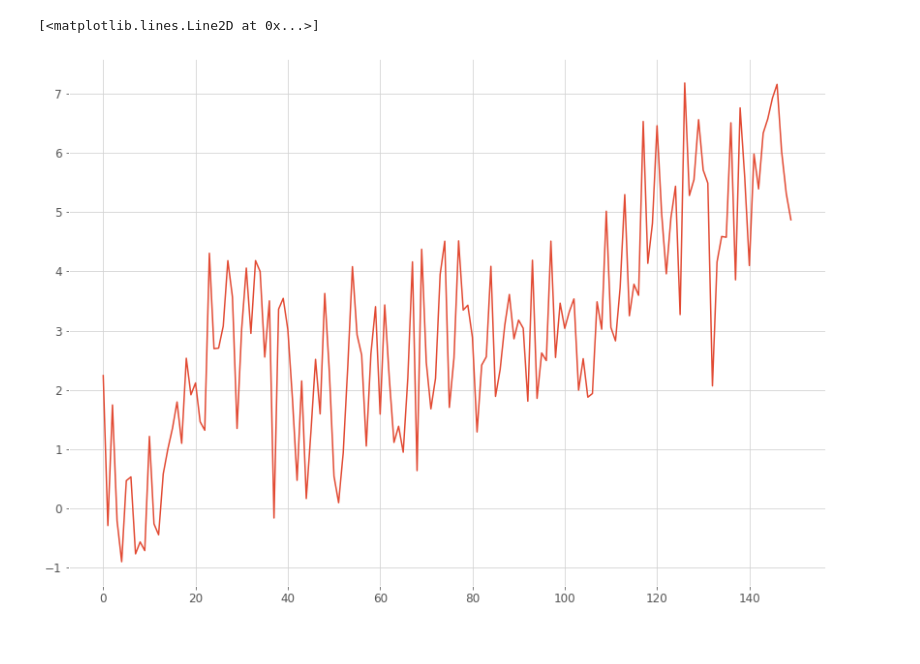
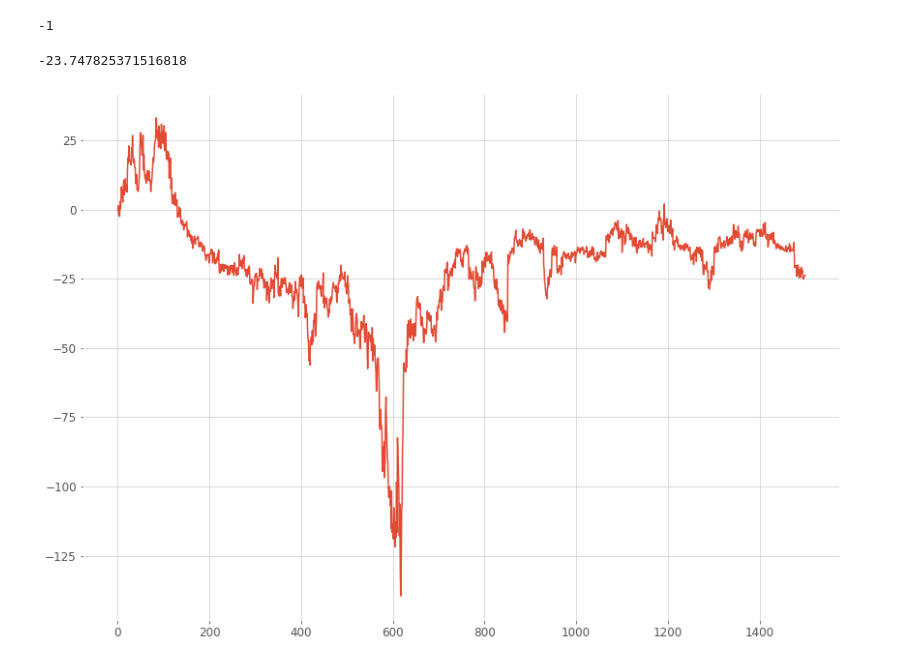
Before and after one commit to Oueldh/aSPEM, a Jupyter notebook: Policy_gradient_agent.ipynb, the cells around one changed output. Drawn from its saved outputs; the diff is of its cells as text; code cells hidden in the pictures.

Commit message:
modif of policy gradient

```diff
--- a/Policy_gradient_agent.ipynb
+++ b/Policy_gradient_agent.ipynb
@@ -5,26 +5,61 @@ import matplotlib.pyplot as plt
 import scipy.stats as st
 from frites import set_mpl_style
 set_mpl_style()
+# %%
+class Environment :
+
+    def __init__(self,p,V_abs):
+        """
+        p:the probability of the target going right
+        V_abs: is the absolute value of the target's velocity
+        """
+        self.p=p
+        self.V_abs=V_abs
+
+    def loss(self,Vapp,V_target,k):
+        """
+        k: fitting parameter
+        Vapp: the velocity of the eye at tapp which is the latency time
+        V_target: target velocity can be negative depending on the direction
+        """
+        return np.abs(V_target-Vapp)
+
+    def step(self,Vapp,k):
+
+        V_target=self.V_abs*(2*st.bernoulli.rvs(self.p)-1)
+        return self.loss(Vapp,V_target,k)
+# %%
+(2*st.bernoulli.rvs(0.5)-1)
+# %% [output]
+-1
 # %%
-def policyGradient(v_target,lr,n_trials):
+env=Environment(.1,15)
+def policyGradient(env, lr,n_trials):
     V=[]
     mu=0
     sigma=1
+    k=.5
     for i in range(n_trials):
+
         v_app=st.norm.rvs(loc=mu,scale=sigma)
+
         dv_log=-(v_app-mu)/sigma**2
-        mu=mu + lr* np.abs(v_target-v_app)*st.norm.pdf(v_app,loc=mu,scale=sigma)*dv_log
+
+        reward=env.step(v_app,k)
+
+        mu= mu + lr *reward * dv_log
 
         V.append(v_app)
 
     return V
 # %%
-V=policyGradient(15,.1,150)
+V=policyGradient(env,0.1,1500)
 # %%
 plt.plot(V)
+V[-1]
 # %% [output]
-[<matplotlib.lines.Line2D at 0x...>]
+-23.747825371516818
-[figure, old version]
+[figure, new version]
 # %%
 v_app=st.norm.rvs(loc=0,scale=0.1)
 st.norm.pdf(v_app,loc=0,scale=0.1)
```
Also changed, not shown: parts of 1 cell of this notebook.
